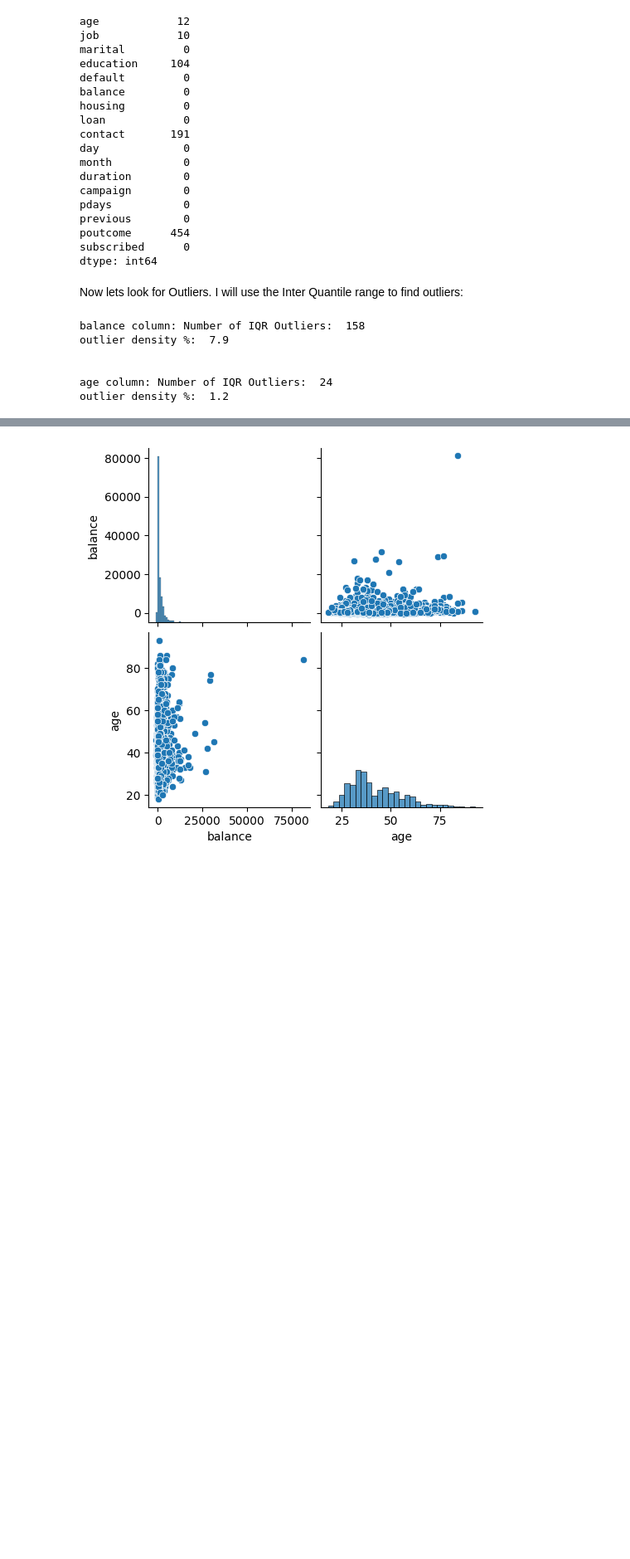
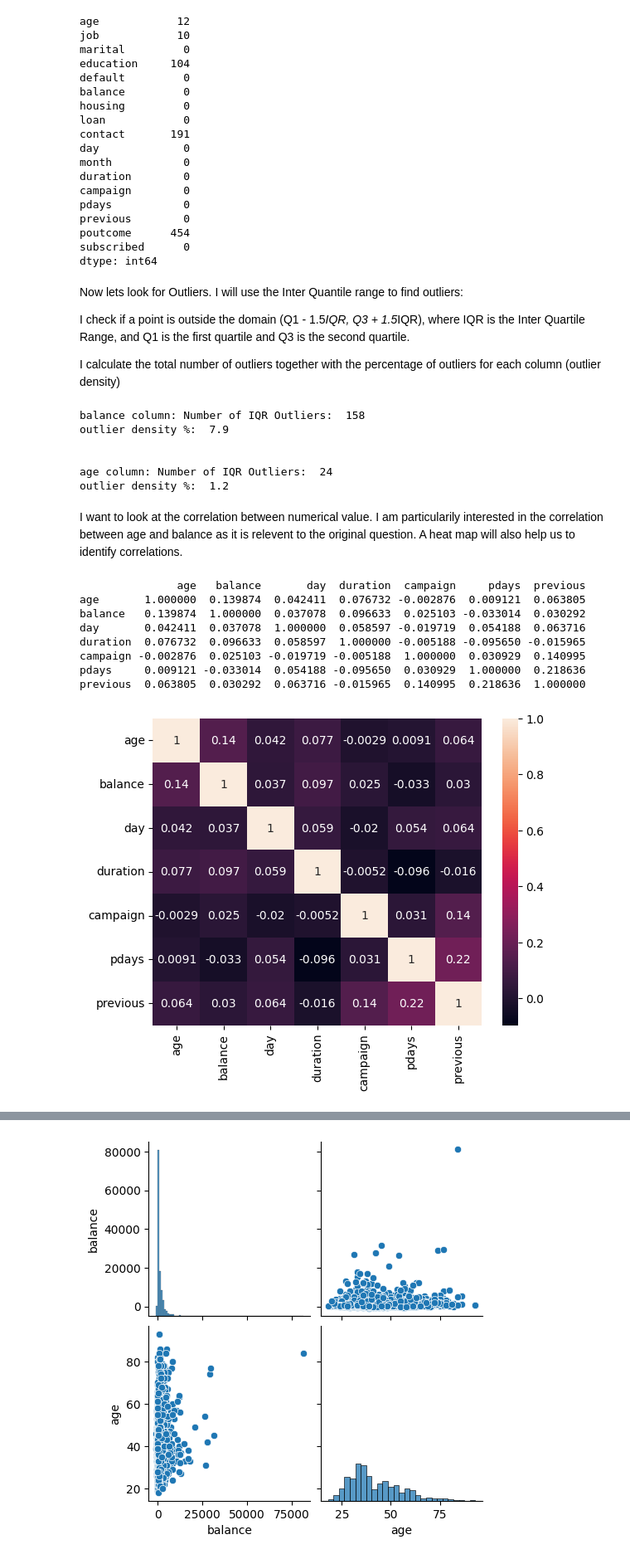
Before and after one commit to kristyan/data, a Jupyter notebook: e-tivity1/etivity1.ipynb, the cells around one changed output, grey strips where cells are left out. Shown at 83% size. Saved outputs shown, nothing was run; the diff lists cells and outputs as text; code cells hidden in the pictures; blank space fills up the shorter version.

```diff
--- a/e-tivity1/etivity1.ipynb
+++ b/e-tivity1/etivity1.ipynb
@@ -142,6 +162,10 @@ subscribed      0
 dtype: int64
 # %% [markdown]
 Now lets look for Outliers. I will use the Inter Quantile range to find outliers:
+
+I check if a point is outside the domain (Q1 - 1.5*IQR, Q3 + 1.5*IQR), where IQR is the Inter Quartile Range, and Q1 is the first quartile and Q3 is the second quartile.
+
+I calculate the total number of outliers together with the percentage of outliers for each column (outlier density)
 # %%
 # Function to print the IQR outlier information for a given column
 # k is the multiplier for the IQR
@@ -170,4 +194,21 @@ outlier density %:  7.9
 
 age column: Number of IQR Outliers:  24
 outlier density %:  1.2
+# %% [markdown]
+I want to look at the correlation between numerical value. I am particularily interested in the correlation between age and balance as it is relevent to the original question. A heat map will also help us to identify correlations.
+# %%
+# correlation matrix
+corr_matrix = df.corr(numeric_only=True)
+sns.heatmap(corr_matrix, annot=True)
+print(corr_matrix)
+# %% [output]
+               age   balance       day  duration  campaign     pdays  previous
+age       1.000000  0.139874  0.042411  0.076732 -0.002876  0.009121  0.063805
+balance   0.139874  1.000000  0.037078  0.096633  0.025103 -0.033014  0.030292
+day       0.042411  0.037078  1.000000  0.058597 -0.019719  0.054188  0.063716
+duration  0.076732  0.096633  0.058597  1.000000 -0.005188 -0.095650 -0.015965
+campaign -0.002876  0.025103 -0.019719 -0.005188  1.000000  0.030929  0.140995
+pdays     0.009121 -0.033014  0.054188 -0.095650  0.030929  1.000000  0.218636
+previous  0.063805  0.030292  0.063716 -0.015965  0.140995  0.218636  1.000000
+[figure, added]
 # %% [markdown]
```
Also changed, not shown: parts of 33 cells of this notebook.
